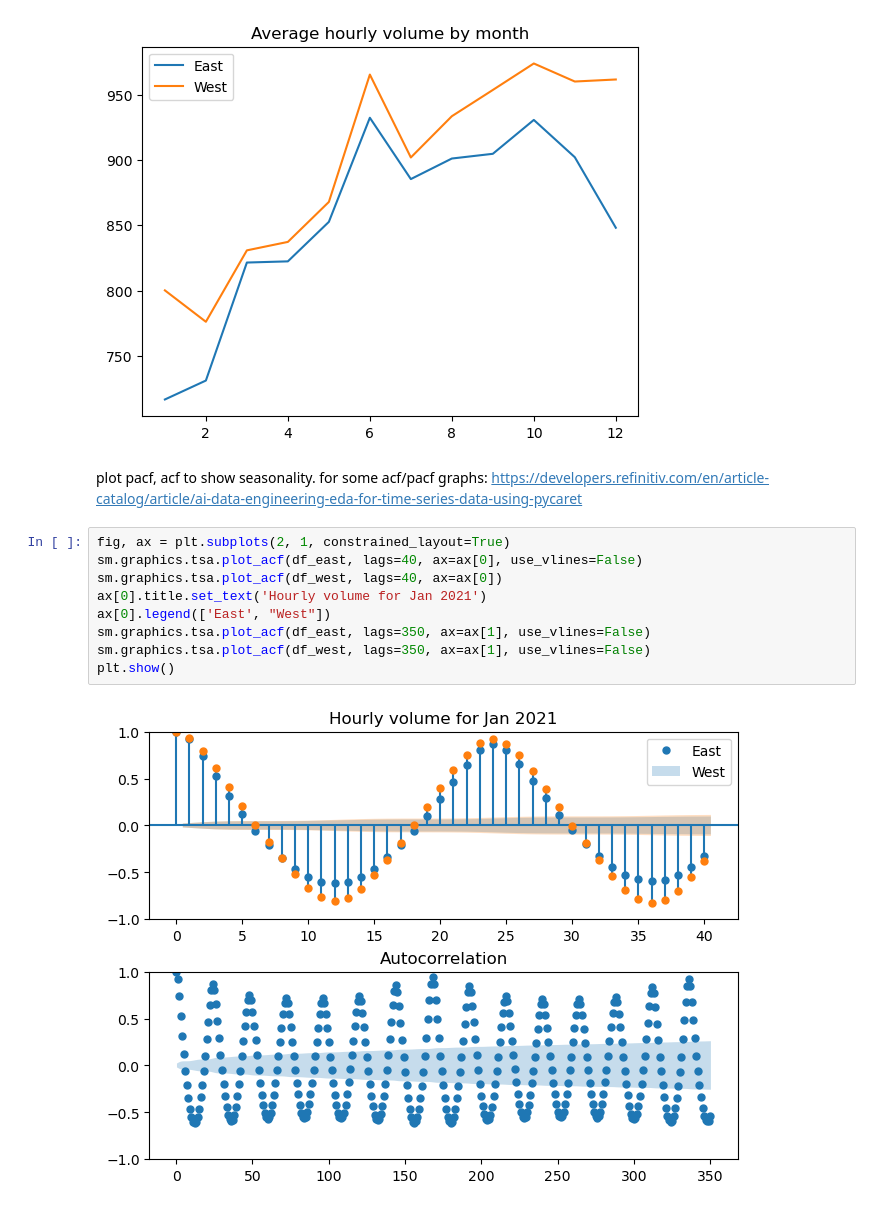
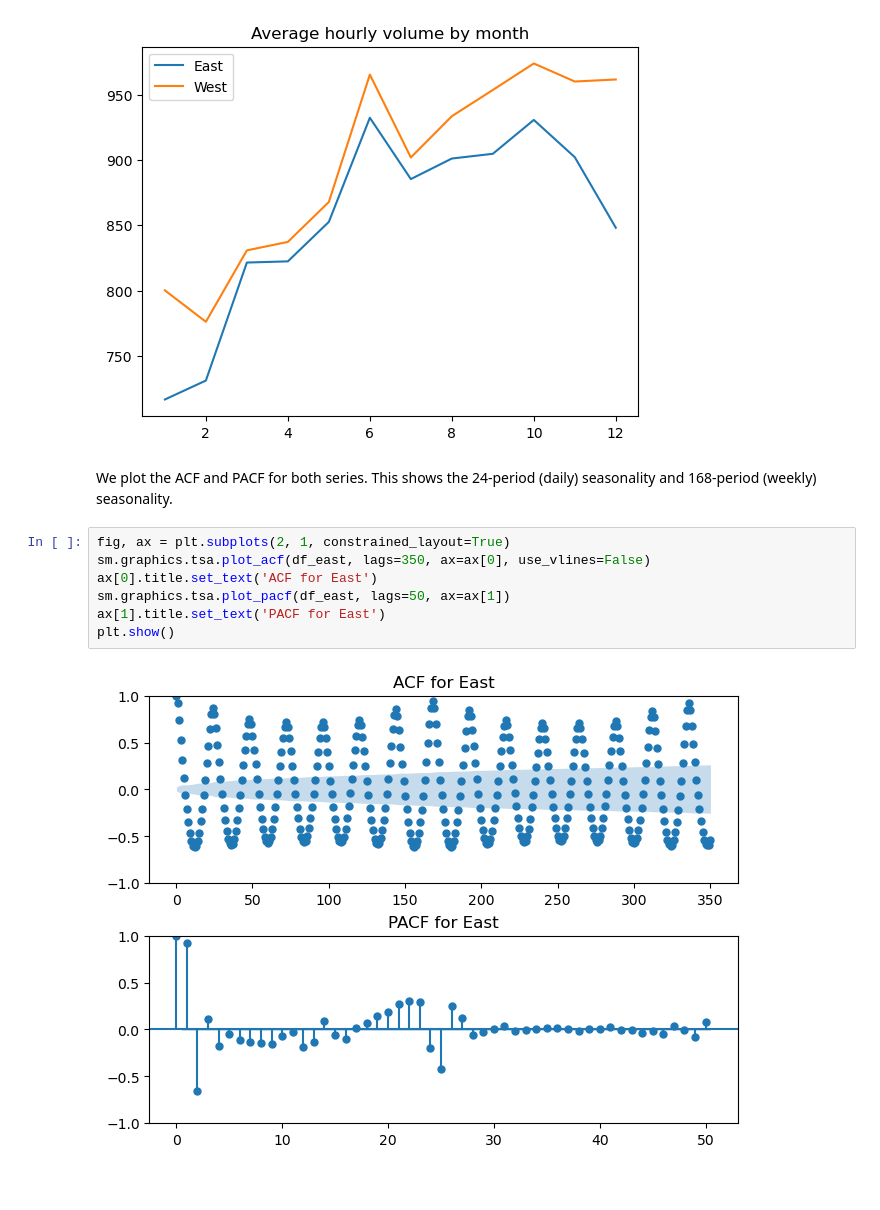
Before and after one commit to ooibowei/traffic, a Jupyter notebook: notebooks/traffic_eda.ipynb, the cells around one changed output. Drawn from its saved outputs; the diff is of its cells as text.

```diff
--- a/notebooks/traffic_eda.ipynb
+++ b/notebooks/traffic_eda.ipynb
@@ -106,16 +102,14 @@ plt.title('Average hourly volume by month')
 plt.show()
 # %% [output]
 [figure]
-# %% [markdown]
-plot pacf, acf to show seasonality. for some acf/pacf graphs: https://developers.refinitiv.com/en/article-catalog/article/ai-data-engineering-eda-for-time-series-data-using-pycaret
+# %% [markdown]
+We plot the ACF and PACF for both series. This shows the 24-period (daily) seasonality and 168-period (weekly) seasonality.
 # %%
 fig, ax = plt.subplots(2, 1, constrained_layout=True)
-sm.graphics.tsa.plot_acf(df_east, lags=40, ax=ax[0], use_vlines=False)
-sm.graphics.tsa.plot_acf(df_west, lags=40, ax=ax[0])
-ax[0].title.set_text('Hourly volume for Jan 2021')
-ax[0].legend(['East', "West"])
-sm.graphics.tsa.plot_acf(df_east, lags=350, ax=ax[1], use_vlines=False)
-sm.graphics.tsa.plot_acf(df_west, lags=350, ax=ax[1], use_vlines=False)
+sm.graphics.tsa.plot_acf(df_east, lags=350, ax=ax[0], use_vlines=False)
+ax[0].title.set_text('ACF for East')
+sm.graphics.tsa.plot_pacf(df_east, lags=50, ax=ax[1])
+ax[1].title.set_text('PACF for East')
 plt.show()
 # %% [output]
-[figure, old version]
+[figure, new version]
```
Also changed, not shown: parts of 4 cells of this notebook.
